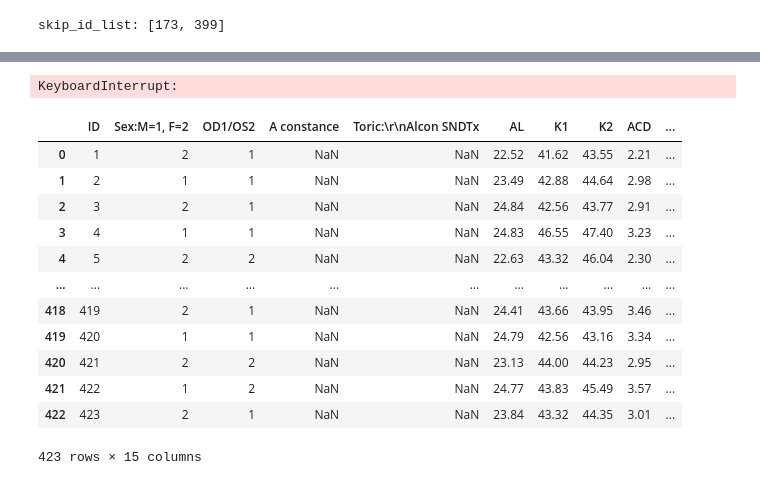
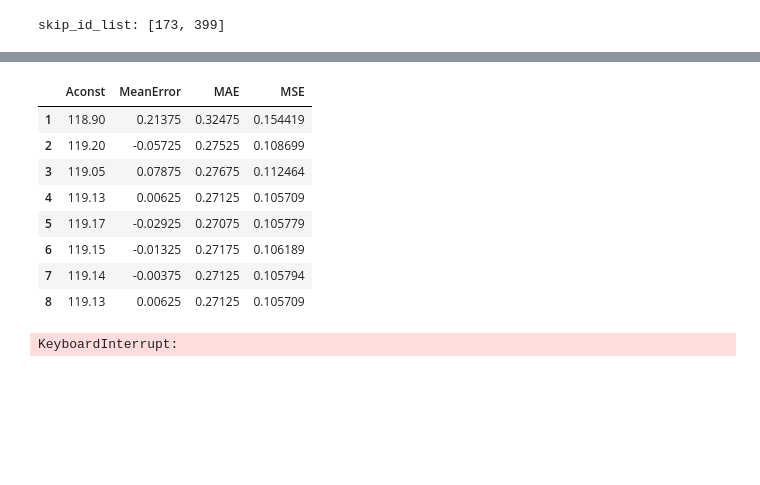
Before and after one commit to ykitaguchi77/tkinter, a Jupyter notebook: IOL scraping/IOL_scraping.ipynb, the cells around one changed output, grey strips where cells are left out. Cells and saved outputs as stored; diff of their text form; code cells hidden in the pictures; blank space fills up the shorter version.

```diff
--- a/IOL scraping/IOL_scraping.ipynb
+++ b/IOL scraping/IOL_scraping.ipynb
@@ -405,6 +405,7 @@ import codecs
 #csv_path = "/Users/kitaguchi/VScode/tkinter/IOL scraping/Inquiry Zero out - Kane formulaー20220420 Return from Kane 20220428.csv"
 csv_path = "/Users/kitaguchi/VScode/tkinter/IOL scraping/Inquiry Zero out - Kane formulaー20220420 Return from Kane 20220428.csv"
 df_csv_path = "/Users/kitaguchi/VScode/tkinter/IOL scraping/df.csv"
+error_csv_path_pickup = "/Users/kitaguchi/VScode/tkinter/IOL scraping/error_pickup.csv"
 error_csv_path = "/Users/kitaguchi/VScode/tkinter/IOL scraping/error.csv"
 
 #Open CSV
@@ -591,3 +802,15 @@ def calc_error(df):
+# %%
+df_error_pickup
+# %% [output]
+|  | Aconst | MeanError | MAE | MSE |
+| 1 | 118.90 | 0.21375 | 0.32475 | 0.154419 |
+| 2 | 119.20 | -0.05725 | 0.27525 | 0.108699 |
+| 3 | 119.05 | 0.07875 | 0.27675 | 0.112464 |
+| 4 | 119.13 | 0.00625 | 0.27125 | 0.105709 |
+| 5 | 119.17 | -0.02925 | 0.27075 | 0.105779 |
+| 6 | 119.15 | -0.01325 | 0.27175 | 0.106189 |
+| 7 | 119.14 | -0.00375 | 0.27125 | 0.105794 |
+| 8 | 119.13 | 0.00625 | 0.27125 | 0.105709 |
 # %%
 start_step = 0  # 開始ステップ
 Aconst = 118.9
@@ -656,21 +907,3 @@ while True:
 df_error
 # %% [output]
 KeyboardInterrupt:
-# %%
-with codecs.open(df_csv_path, "r", "Shift-JIS", "ignore") as file:
-        df = pd.read_csv(file, index_col=None, header=0)
-df
-# %% [output]
-|  | ID | Sex:M=1, F=2 | OD1/OS2 | A constance | Toric:\r\nAlcon SNDTx | AL | K1 | K2 | ACD | ... |
-| 0 | 1 | 2 | 1 | NaN | NaN | 22.52 | 41.62 | 43.55 | 2.21 | ... |
-| 1 | 2 | 1 | 1 | NaN | NaN | 23.49 | 42.88 | 44.64 | 2.98 | ... |
-| 2 | 3 | 2 | 1 | NaN | NaN | 24.84 | 42.56 | 43.77 | 2.91 | ... |
-| 3 | 4 | 1 | 1 | NaN | NaN | 24.83 | 46.55 | 47.40 | 3.23 | ... |
-| 4 | 5 | 2 | 2 | NaN | NaN | 22.63 | 43.32 | 46.04 | 2.30 | ... |
-| ... | ... | ... | ... | ... | ... | ... | ... | ... | ... | ... |
-| 418 | 419 | 2 | 1 | NaN | NaN | 24.41 | 43.66 | 43.95 | 3.46 | ... |
-| 419 | 420 | 1 | 1 | NaN | NaN | 24.79 | 42.56 | 43.16 | 3.34 | ... |
-| 420 | 421 | 2 | 2 | NaN | NaN | 23.13 | 44.00 | 44.23 | 2.95 | ... |
-| 421 | 422 | 1 | 2 | NaN | NaN | 24.77 | 43.83 | 45.49 | 3.57 | ... |
-| 422 | 423 | 2 | 1 | NaN | NaN | 23.84 | 43.32 | 44.35 | 3.01 | ... |
-423 rows × 15 columns
```
Also changed, not shown: parts of 9 cells of this notebook, 6 other files.
